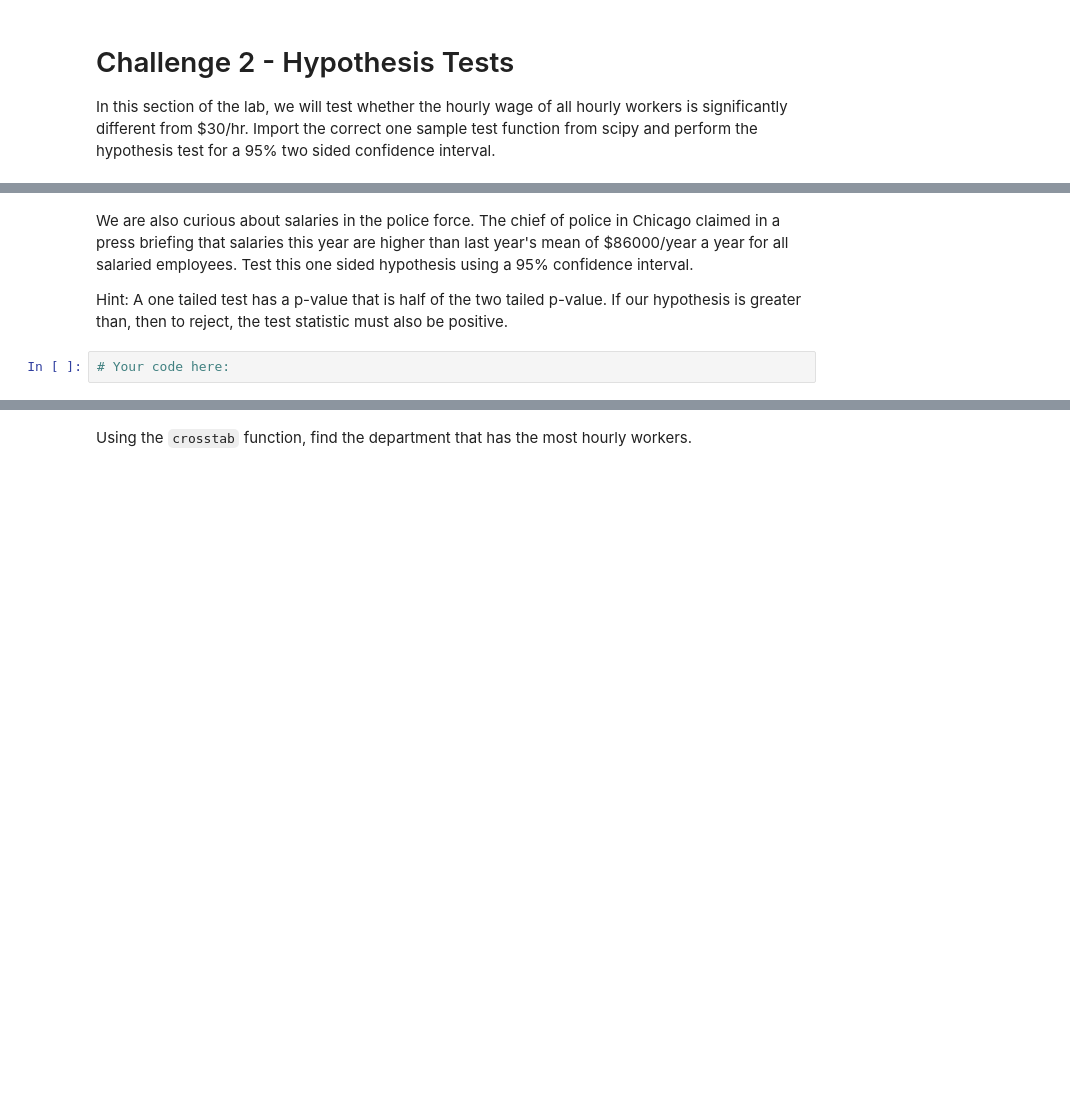
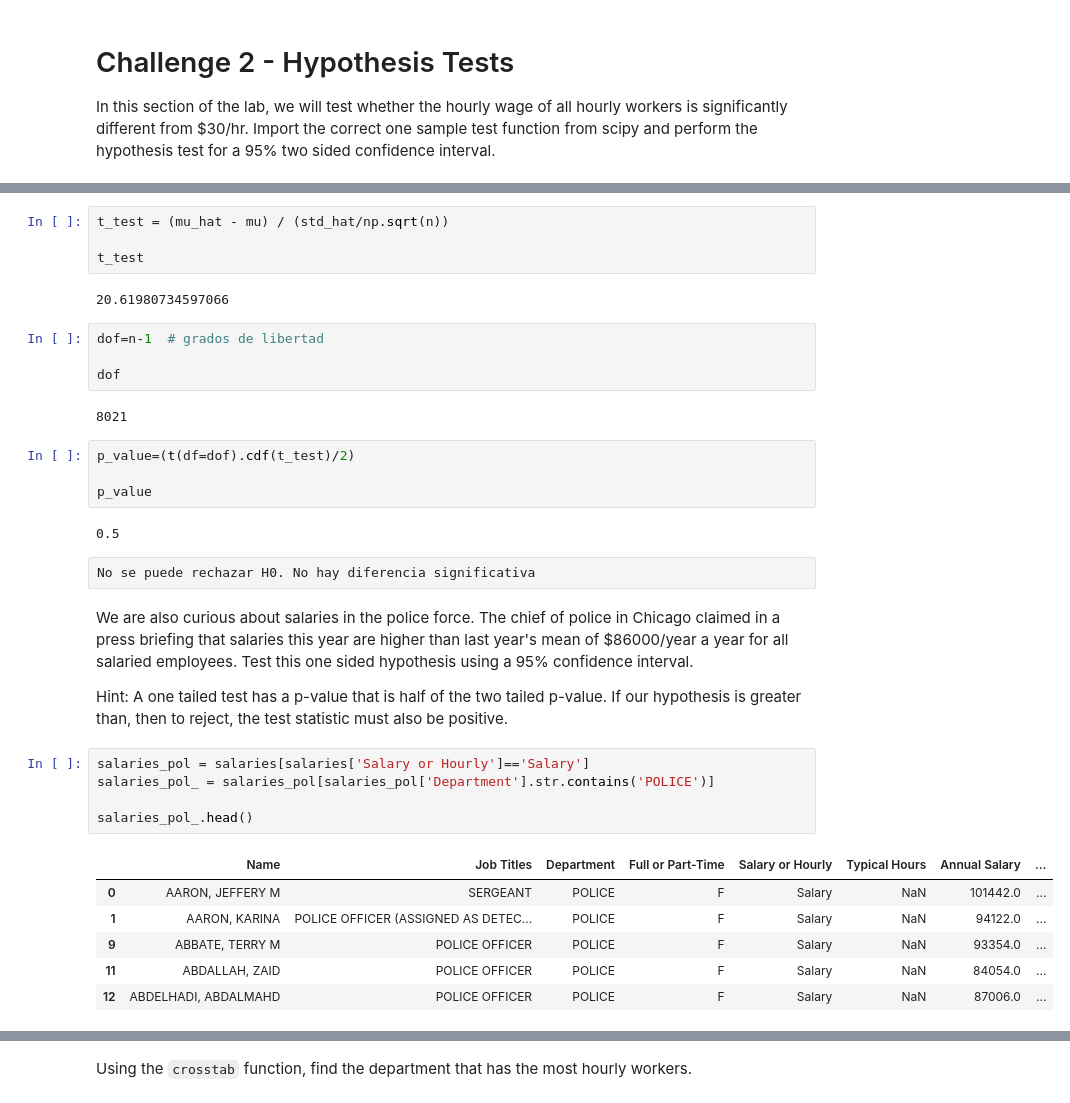
Before and after one commit to Ironhack-Data-Madrid-Mayo-2022/6.2-lab_hypothesis_testing, a Jupyter notebook: your-code/main.ipynb, the cells around one changed output, grey strips where cells are left out. Drawn from its saved outputs; the diff is of its cells as text; blank space fills up the shorter version.

```diff
--- a/your-code/main.ipynb
+++ b/your-code/main.ipynb
@@ -74,6 +133,36 @@ df =
+# %%
+t_test = (mu_hat - mu) / (std_hat/np.sqrt(n))
+
+t_test
+# %% [output]
+20.61980734597066
+# %%
+dof=n-1  # grados de libertad
+
+dof
+# %% [output]
+8021
+# %%
+p_value=(t(df=dof).cdf(t_test)/2)
+
+p_value
+# %% [output]
+0.5
+# %% [raw]
+No se puede rechazar H0. No hay diferencia significativa
 # %% [markdown]
 We are also curious about salaries in the police force. The chief of police in Chicago claimed in a press briefing that salaries this year are higher than last year's mean of $86000/year a year for all salaried employees. Test this one sided hypothesis using a 95% confidence interval.
 
 Hint: A one tailed test has a p-value that is half of the two tailed p-value. If our hypothesis is greater than, then to reject, the test statistic must also be positive.
-# %%
-# Your code here:
+# %%
+salaries_pol = salaries[salaries['Salary or Hourly']=='Salary']
+salaries_pol_ = salaries_pol[salaries_pol['Department'].str.contains('POLICE')]
+
+salaries_pol_.head()
+# %% [output]
+|  | Name | Job Titles | Department | Full or Part-Time | Salary or Hourly | Typical Hours | Annual Salary | ... |
+| 0 | AARON, JEFFERY M | SERGEANT | POLICE | F | Salary | NaN | 101442.0 | ... |
+| 1 | AARON, KARINA | POLICE OFFICER (ASSIGNED AS DETEC... | POLICE | F | Salary | NaN | 94122.0 | ... |
+| 9 | ABBATE, TERRY M | POLICE OFFICER | POLICE | F | Salary | NaN | 93354.0 | ... |
+| 11 | ABDALLAH, ZAID | POLICE OFFICER | POLICE | F | Salary | NaN | 84054.0 | ... |
+| 12 | ABDELHADI, ABDALMAHD | POLICE OFFICER | POLICE | F | Salary | NaN | 87006.0 | ... |
```
Also changed, not shown: parts of 28 cells of this notebook, 1 other file.
